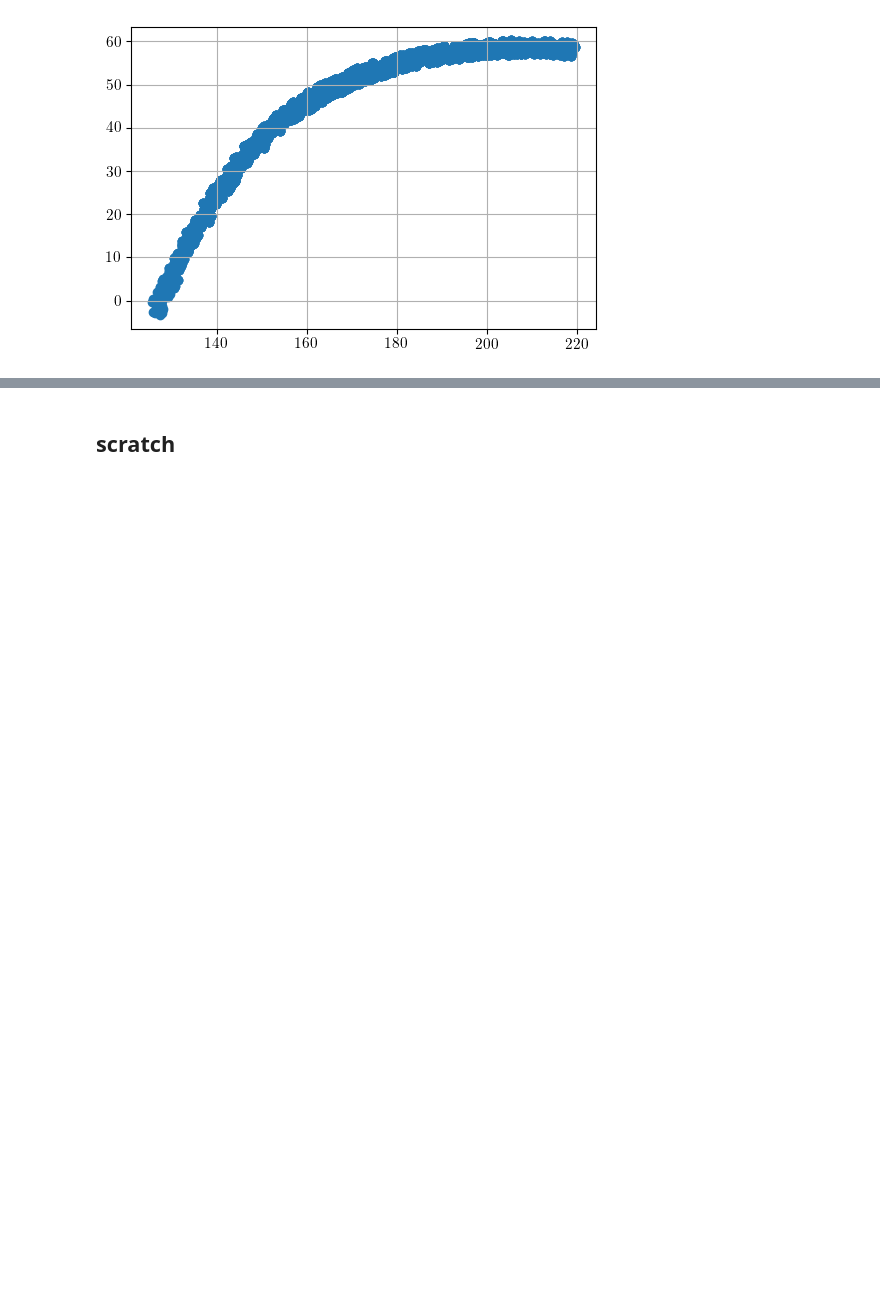
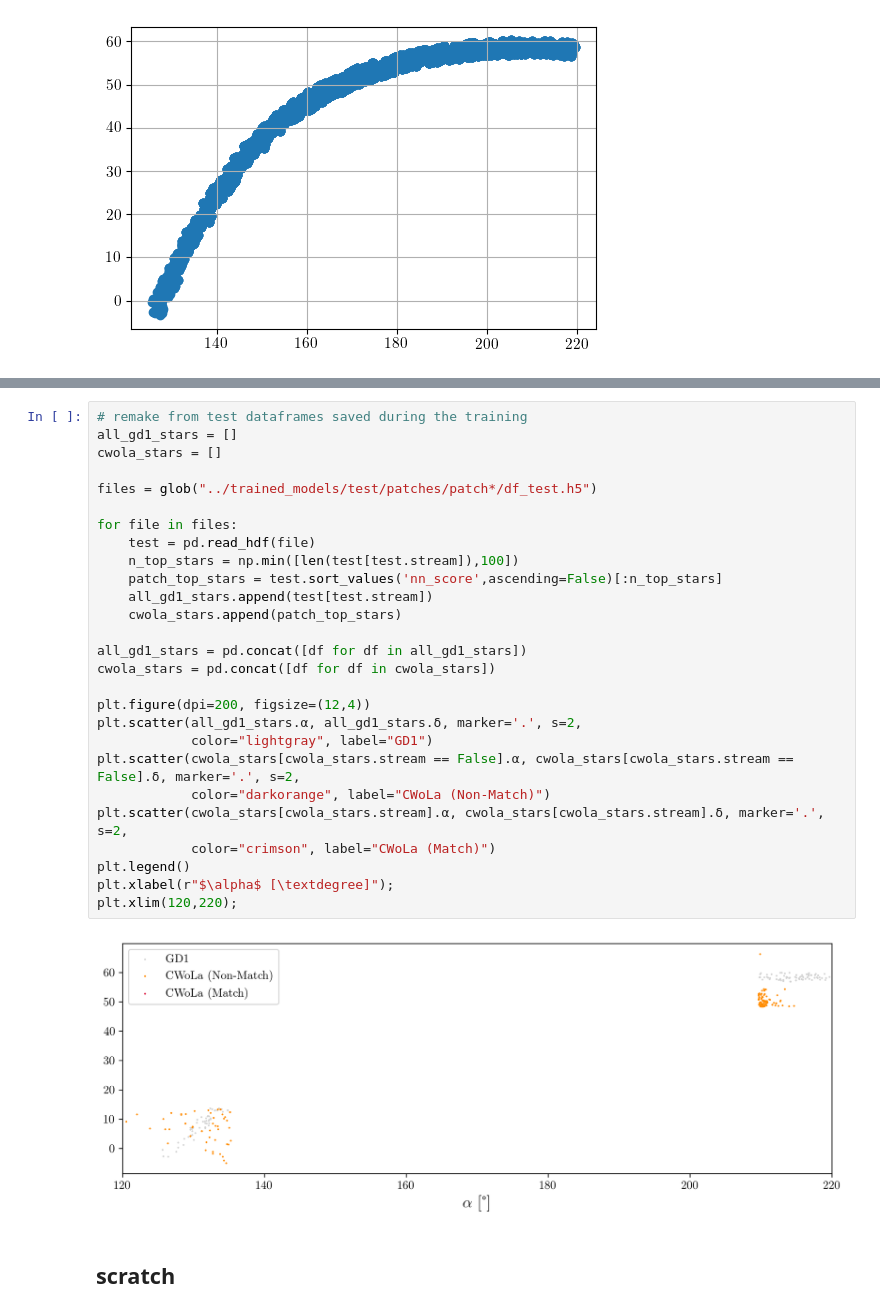
Before and after one commit to hep-lbdl/GaiaCWoLa, a Jupyter notebook: notebooks/all_gd1.ipynb, the cells around one changed output, grey strips where cells are left out. Cells and saved outputs as stored; diff of their text form; blank space fills up the shorter version.

```diff
--- a/notebooks/all_gd1.ipynb
+++ b/notebooks/all_gd1.ipynb
@@ -324,2 +357,31 @@ plt.xlim(120,220);
+# %%
+# remake from test dataframes saved during the training
+all_gd1_stars = []
+cwola_stars = []
+
+files = glob("../trained_models/test/patches/patch*/df_test.h5")
+
+for file in files:
+    test = pd.read_hdf(file)
+    n_top_stars = np.min([len(test[test.stream]),100])
+    patch_top_stars = test.sort_values('nn_score',ascending=False)[:n_top_stars]
+    all_gd1_stars.append(test[test.stream])
+    cwola_stars.append(patch_top_stars)
+
+all_gd1_stars = pd.concat([df for df in all_gd1_stars])
+cwola_stars = pd.concat([df for df in cwola_stars])
+
+plt.figure(dpi=200, figsize=(12,4))
+plt.scatter(all_gd1_stars.α, all_gd1_stars.δ, marker='.', s=2,
+            color="lightgray", label="GD1")
+plt.scatter(cwola_stars[cwola_stars.stream == False].α, cwola_stars[cwola_stars.stream == False].δ, marker='.', s=2,
+            color="darkorange", label="CWoLa (Non-Match)")
+plt.scatter(cwola_stars[cwola_stars.stream].α, cwola_stars[cwola_stars.stream].δ, marker='.', s=2,
+            color="crimson", label="CWoLa (Match)")
+plt.legend()
+plt.xlabel(r"$\alpha$ [\textdegree]");
+plt.xlim(120,220);
+# %% [output]
+[figure, added]
 # %% [markdown]
 ## scratch
```
Also changed, not shown: parts of 8 cells of this notebook, 4 other files.
